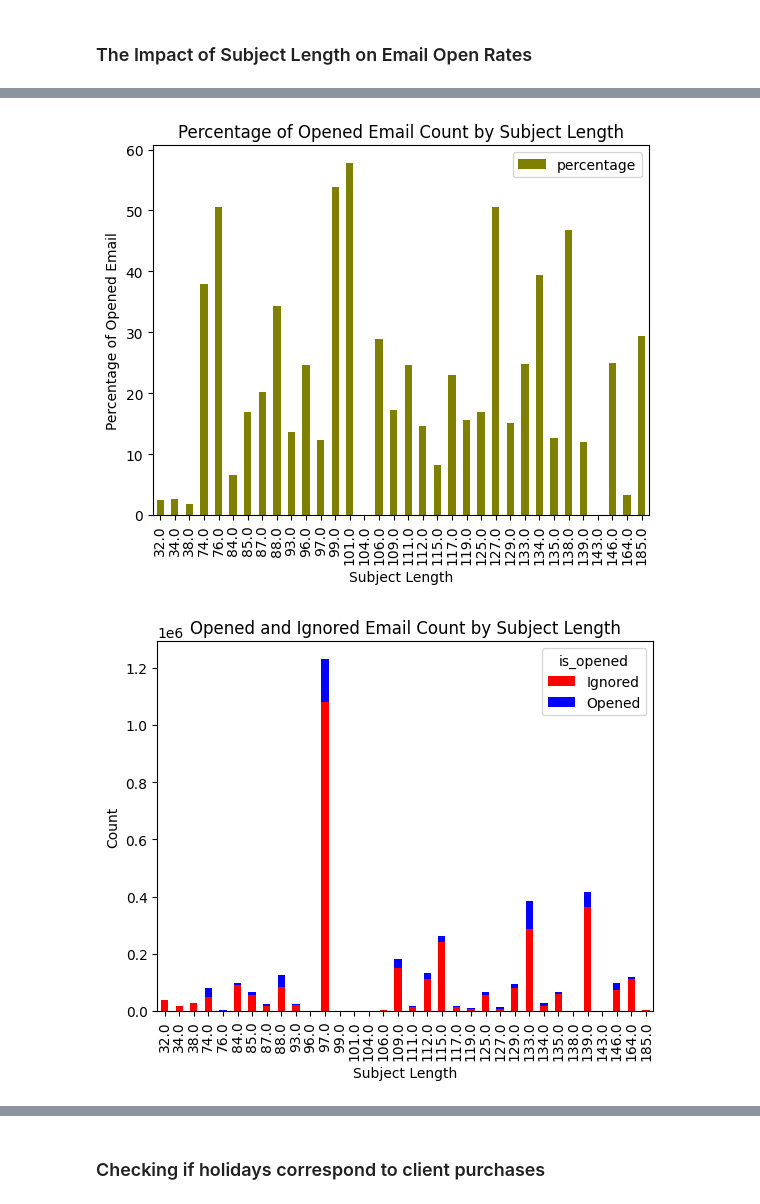
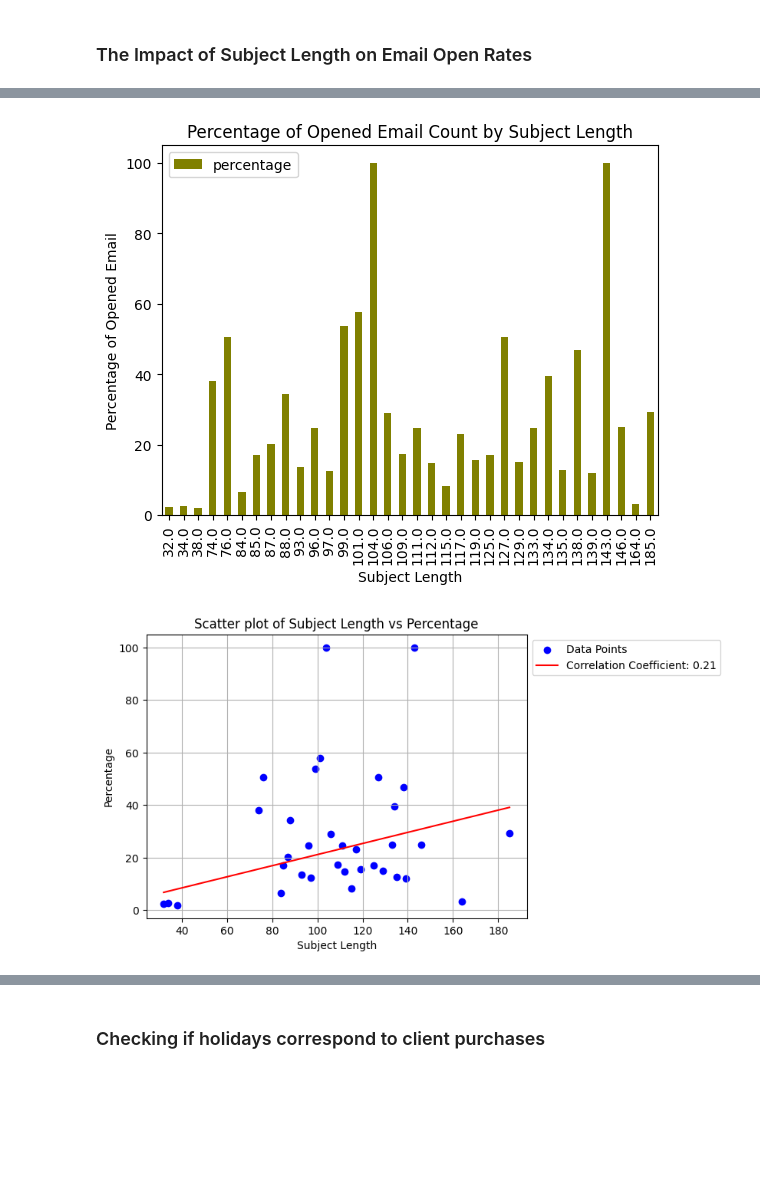
Before and after one commit to miguelsadorra14/DataWrangling, a Jupyter notebook: project.ipynb, the cells around one changed output, grey strips where cells are left out. Cells and saved outputs as stored; diff of their text form; code cells hidden in the pictures; blank space fills up the shorter version.

Commit message:
Added scatterplot for subject length impact on email open rates and edited channel type result table

```diff
--- a/project.ipynb
+++ b/project.ipynb
@@ -425,15 +412,27 @@ grouped_data = merged_df.groupby(['subject_length', 'is_opened']).size().reset_i
 opened_data = grouped_data[grouped_data['is_opened'] == 1]
 ignored_data = grouped_data[grouped_data['is_opened'] == 0]
 
-pivot_data = grouped_data.pivot(index='subject_length', columns='is_opened', values='count')
+# print(len(merged_df[(merged_df.subject_length == 104.0) & (merged_df.is_opened == 1)]))
+
+pivot_data = grouped_data.pivot_table(index='subject_length', columns='is_opened', values='count', fill_value=0)
 pivot_data['percentage'] = (pivot_data[1] / (pivot_data[1] + pivot_data[0])) * 100
 pivot_data.reset_index(inplace=True)
-print(pivot_data[['subject_length', 'percentage']])
+# print(pivot_data[['subject_length', 'percentage']])
 
 pivot_data.plot(kind='bar', x='subject_length', y='percentage', color='olive')
 plt.xlabel('Subject Length')
 plt.ylabel('Percentage of Opened Email')
 plt.title('Percentage of Opened Email Count by Subject Length')
+plt.show()
+
+plt.scatter(pivot_data['subject_length'], pivot_data['percentage'], color='blue', label='Data Points')
+correlation_coefficient = np.corrcoef(pivot_data['subject_length'], pivot_data['percentage'])[0, 1]
+plt.plot(pivot_data['subject_length'], pivot_data['subject_length'] * correlation_coefficient, color='red', label=f'Correlation Coefficient: {correlation_coefficient:.2f}')
+plt.xlabel('Subject Length')
+plt.ylabel('Percentage')
+plt.title('Scatter plot of Subject Length vs Percentage')
+plt.legend(loc='upper left', bbox_to_anchor=(1, 1))
+plt.grid(True)
 plt.show()
 
 stacked_bar = grouped_data.pivot(index='subject_length', columns='is_opened', values='count')
@@ -464,2 +446,2 @@ is_opened  subject_length  percentage
-[figure, old version]
+[figure, new version]
-[figure, old version]
+[figure, new version]
```
Also changed, not shown: parts of 5 cells of this notebook.
